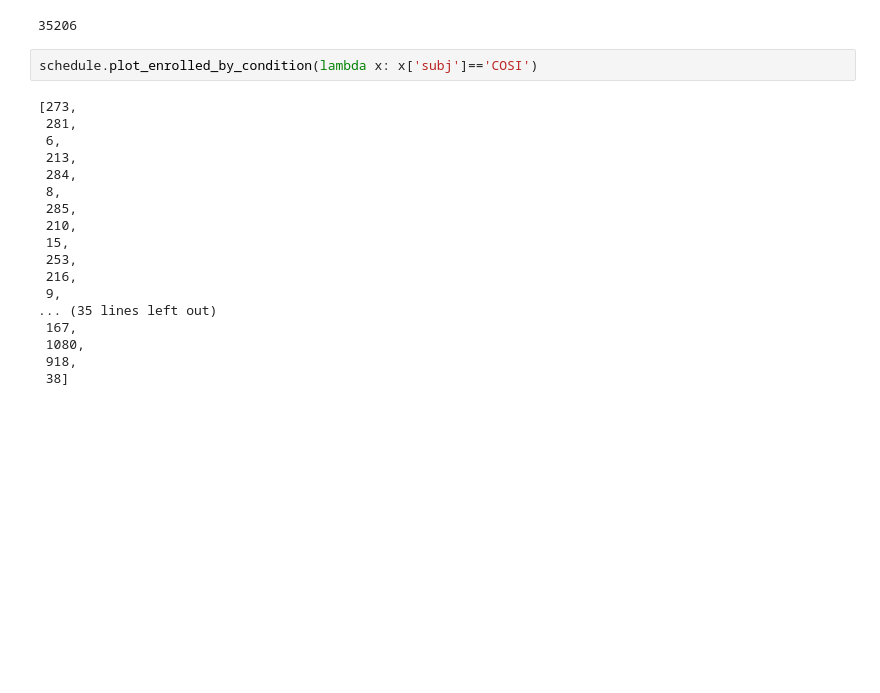
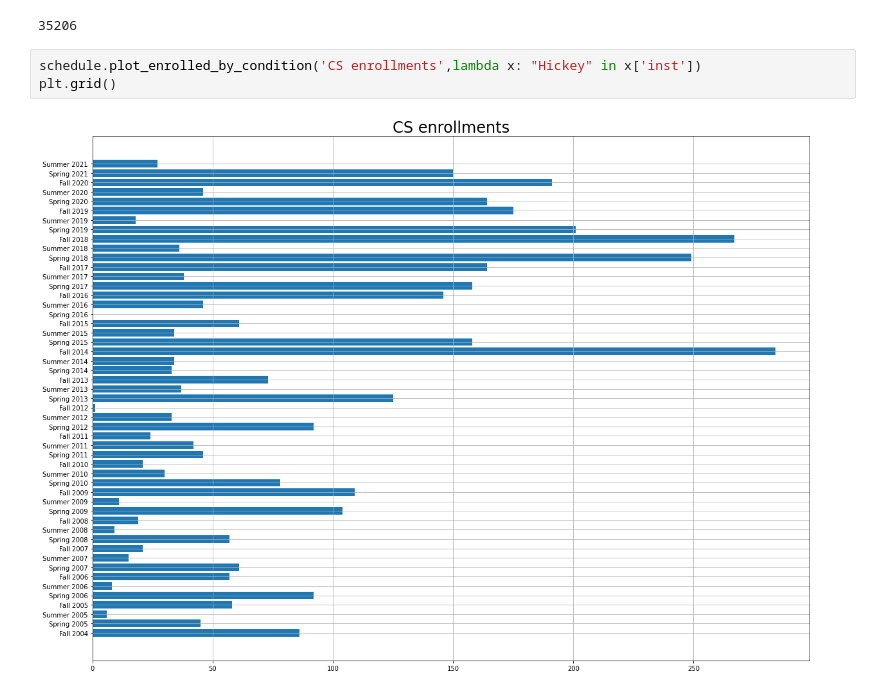
Before and after one commit to tjhickey724/cs103a, a Jupyter notebook: courses.ipynb, the cells around one changed output. Drawn from its saved outputs; the diff is of its cells as text; blank space fills up the shorter version.

```diff
--- a/courses.ipynb
+++ b/courses.ipynb
@@ -16,22 +16,7 @@ len(schedule.courses)
 # %% [output]
 35206
 # %%
-schedule.plot_enrolled_by_condition(lambda x: x['subj']=='COSI')
+schedule.plot_enrolled_by_condition('CS enrollments',lambda x: "Hickey" in x['inst'])
+plt.grid()
 # %% [output]
-[273,
- 281,
- 6,
- 213,
- 284,
- 8,
- 285,
- 210,
- 15,
- 253,
- 216,
- 9,
-... (35 lines left out)
- 167,
- 1080,
- 918,
- 38]
+[figure, added]
```
Also changed, not shown: 2 other files.
